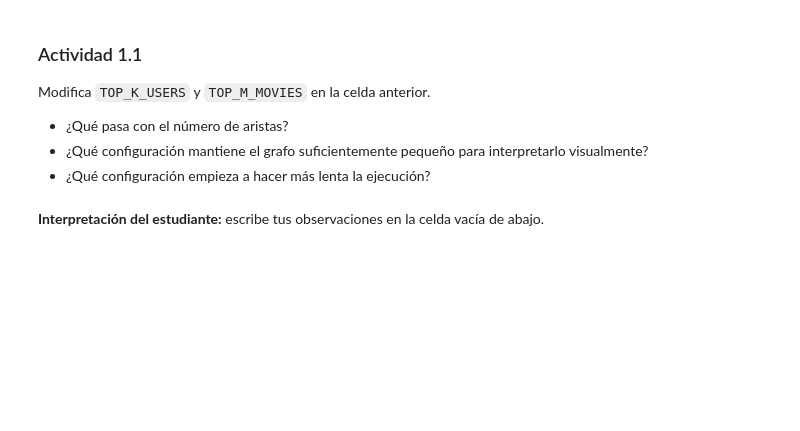
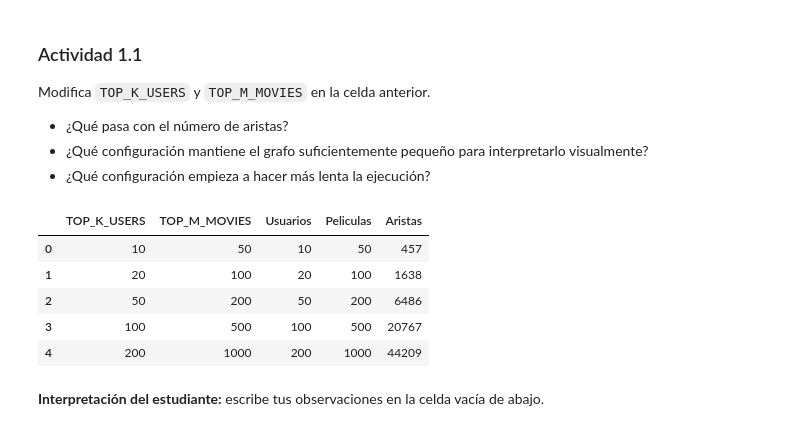
Before and after one commit to 53R6IO/LAB_4_SR, a Jupyter notebook: RS_Lab4_Graph_Recommendation_and_Transformers_v3.ipynb, the cells around one changed output. Cells and saved outputs as stored; diff of their text form; code cells hidden in the pictures; blank space fills up the shorter version.

```diff
--- a/RS_Lab4_Graph_Recommendation_and_Transformers_v3.ipynb
+++ b/RS_Lab4_Graph_Recommendation_and_Transformers_v3.ipynb
@@ -662,5 +672,64 @@ Modifica `TOP_K_USERS` y `TOP_M_MOVIES` en la celda anterior.
 - ¿Qué pasa con el número de aristas?
 - ¿Qué configuración mantiene el grafo suficientemente pequeño para interpretarlo visualmente?
 - ¿Qué configuración empieza a hacer más lenta la ejecución?
+# %%
+# Actividad 1.1 - Probar diferentes valores de K y M
+
+configs = [
+    (10, 50),
+    (20, 100),
+    (50, 200),
+    (100, 500),
+    (200, 1000),
+]
+
+results = []
+
+for TOP_K_USERS, TOP_M_MOVIES in configs:
+
+    # Usuarios más activos
+    active_users = (
+        ratings.groupby("userId")["movieId"]
+        .count()
+        .nlargest(TOP_K_USERS)
+        .index
+    )
+
+    # Películas más populares
+    popular_movies = (
+        ratings.groupby("movieId")["userId"]
+        .count()
+        .nlargest(TOP_M_MOVIES)
+        .index
+    )
+
+    # Subgrafo filtrado
+    ratings_graph = ratings[
+    ratings["userId"].isin(active_users) & ratings["movieId"].isin(popular_movies)
+    ].merge(movies[["movieId", "title", "genres"]], on="movieId", how="left")
+
+    # Métricas
+    n_users = ratings_graph["userId"].nunique()
+    n_movies = ratings_graph["movieId"].nunique()
+    n_edges = len(ratings_graph)
+
+    results.append({
+        "TOP_K_USERS": TOP_K_USERS,
+        "TOP_M_MOVIES": TOP_M_MOVIES,
+        "Usuarios": n_users,
+        "Peliculas": n_movies,
+        "Aristas": n_edges
+    })
+
+# Mostrar resultados
+results_df = pd.DataFrame(results)
+display(results_df)
+# %% [output]
+|  | TOP_K_USERS | TOP_M_MOVIES | Usuarios | Peliculas | Aristas |
+| 0 | 10 | 50 | 10 | 50 | 457 |
+| 1 | 20 | 100 | 20 | 100 | 1638 |
+| 2 | 50 | 200 | 50 | 200 | 6486 |
+| 3 | 100 | 500 | 100 | 500 | 20767 |
+| 4 | 200 | 1000 | 200 | 1000 | 44209 |
 # %% [markdown]
 **Interpretación del estudiante:** escribe tus observaciones en la celda vacía de abajo.
```
Also changed, not shown: parts of 25 cells of this notebook.
